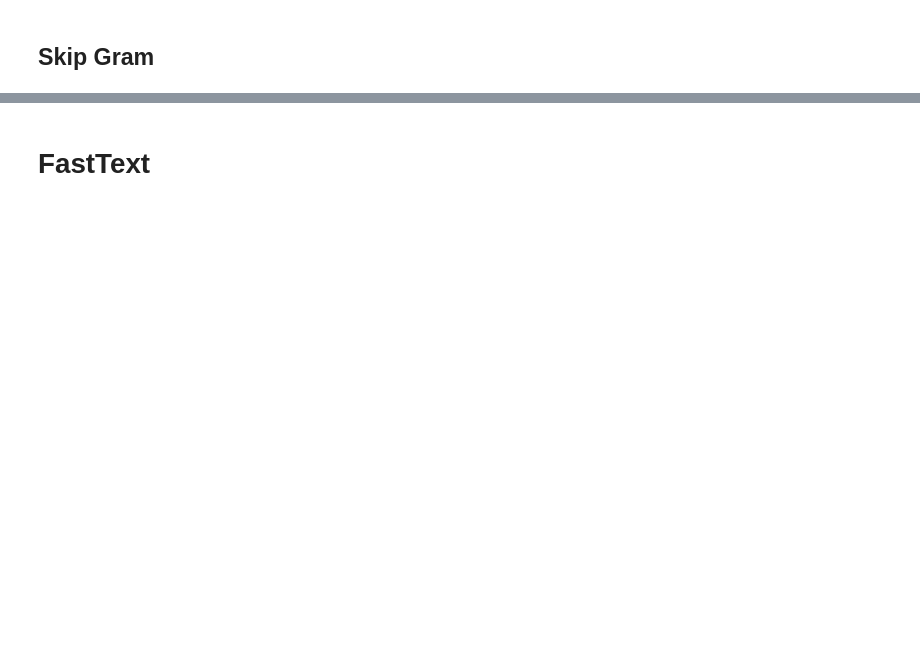
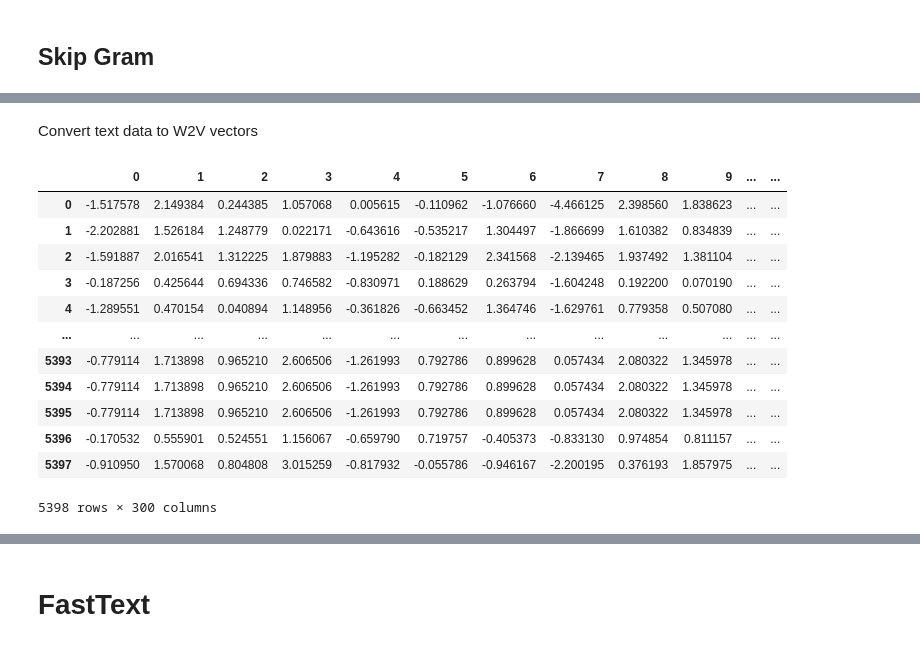
Before and after one commit to psychoanalyzing-twitter/sentiment-analysis, a Jupyter notebook: cw-1.ipynb, the cells around one changed output, grey strips where cells are left out. Drawn from its saved outputs; the diff is of its cells as text; code cells hidden in the pictures; blank space fills up the shorter version.

Commit message:
Added pre-trained model, cleaned code

```diff
--- a/cw-1.ipynb
+++ b/cw-1.ipynb
@@ -619,14 +577,15 @@ weighted avg       0.56      0.55      0.47      1080
 ## Skip Gram
 # %%
 skipgram = Word2Vec(
-    sentences=X_train,
+    sentences=X,
     window=10,
     min_count=2,
     workers=4,
     sg=1, # 0 to use cbow, 1 for skipgram
 )
-skipgram
+# Train the model
+skipgram.train(X, total_examples=skipgram.corpus_count,epochs=skipgram.epochs)
 
 # After training, KeyedVector object is used
-skipgram_word_vector = skipgram.wv
+skipgram_model = skipgram.wv
 # %%
@@ -656,0 +615,53 @@ Please also refer to the documentation for alternative solver options:
+# %%
+# load the word vectors from Google Model (1GB)
+# Will take time because 3 mil words.
+GoogleModel = gensim.models.KeyedVectors.load_word2vec_format('/mnt/d/Andrea/Heriot-Watt/year-4/f20aa/f20aa-coursework-1/GoogleNews-vectors-negative300.bin', binary=True,)
+# %%
+def vectorize_sentence_2(sentences, wv_model):
+    """Convert a list of sentences to a vectors.
+
+    By summing word vectors in the sentence.
+    Another option could be to average word vectors rather than just sum.
+
+    Arg:
+        sentence (pd.Series): Series consisting of list of tokenized texts
+    Returns:
+        (np.ndarray): Vector representation of sentences
+    """
+    vector_size = wv_model.vector_size
+    count = 0
+    vector_sentences = []
+
+    for i in range(len(sentences)):
+        sentence = np.zeros(vector_size)
+        for word in sentences[i]:
+            count+=1
+            if word in wv_model:
+                sentence += wv_model[word]
+        # sentence = sentence/count
+        vector_sentences.append(sentence)
+    vector_sentences_df = pd.DataFrame(vector_sentences)
+
+    return vector_sentences_df
+# %% [markdown]
+Convert text data to W2V vectors
+# %%
+w2v_data = vectorize_sentence_2(X, GoogleModel)
+w2v_data.reset_index(inplace=True, drop=True)
+w2v_data['sentiment']=y
+# %%
+w2v_data
+# %% [output]
+|  | 0 | 1 | 2 | 3 | 4 | 5 | 6 | 7 | 8 | 9 | ... | ... |
+| 0 | -1.517578 | 2.149384 | 0.244385 | 1.057068 | 0.005615 | -0.110962 | -1.076660 | -4.466125 | 2.398560 | 1.838623 | ... | ... |
+| 1 | -2.202881 | 1.526184 | 1.248779 | 0.022171 | -0.643616 | -0.535217 | 1.304497 | -1.866699 | 1.610382 | 0.834839 | ... | ... |
+| 2 | -1.591887 | 2.016541 | 1.312225 | 1.879883 | -1.195282 | -0.182129 | 2.341568 | -2.139465 | 1.937492 | 1.381104 | ... | ... |
+| 3 | -0.187256 | 0.425644 | 0.694336 | 0.746582 | -0.830971 | 0.188629 | 0.263794 | -1.604248 | 0.192200 | 0.070190 | ... | ... |
+| 4 | -1.289551 | 0.470154 | 0.040894 | 1.148956 | -0.361826 | -0.663452 | 1.364746 | -1.629761 | 0.779358 | 0.507080 | ... | ... |
+| ... | ... | ... | ... | ... | ... | ... | ... | ... | ... | ... | ... | ... |
+| 5393 | -0.779114 | 1.713898 | 0.965210 | 2.606506 | -1.261993 | 0.792786 | 0.899628 | 0.057434 | 2.080322 | 1.345978 | ... | ... |
+| 5394 | -0.779114 | 1.713898 | 0.965210 | 2.606506 | -1.261993 | 0.792786 | 0.899628 | 0.057434 | 2.080322 | 1.345978 | ... | ... |
+| 5395 | -0.779114 | 1.713898 | 0.965210 | 2.606506 | -1.261993 | 0.792786 | 0.899628 | 0.057434 | 2.080322 | 1.345978 | ... | ... |
+| 5396 | -0.170532 | 0.555901 | 0.524551 | 1.156067 | -0.659790 | 0.719757 | -0.405373 | -0.833130 | 0.974854 | 0.811157 | ... | ... |
+| 5397 | -0.910950 | 1.570068 | 0.804808 | 3.015259 | -0.817932 | -0.055786 | -0.946167 | -2.200195 | 0.376193 | 1.857975 | ... | ... |
+5398 rows × 300 columns
```
Also changed, not shown: parts of 37 cells of this notebook.
